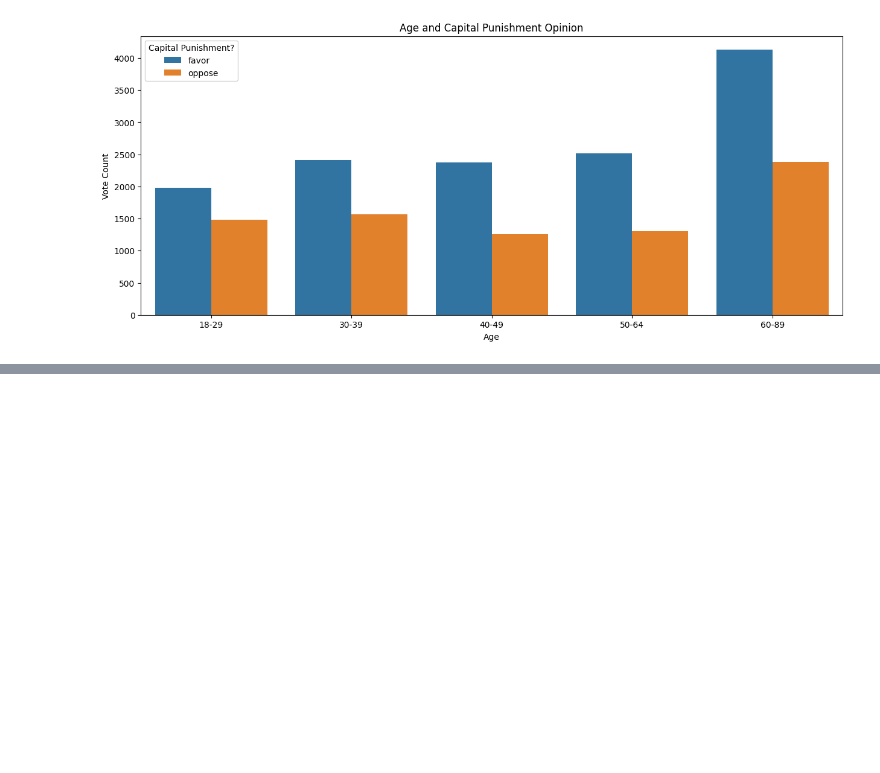
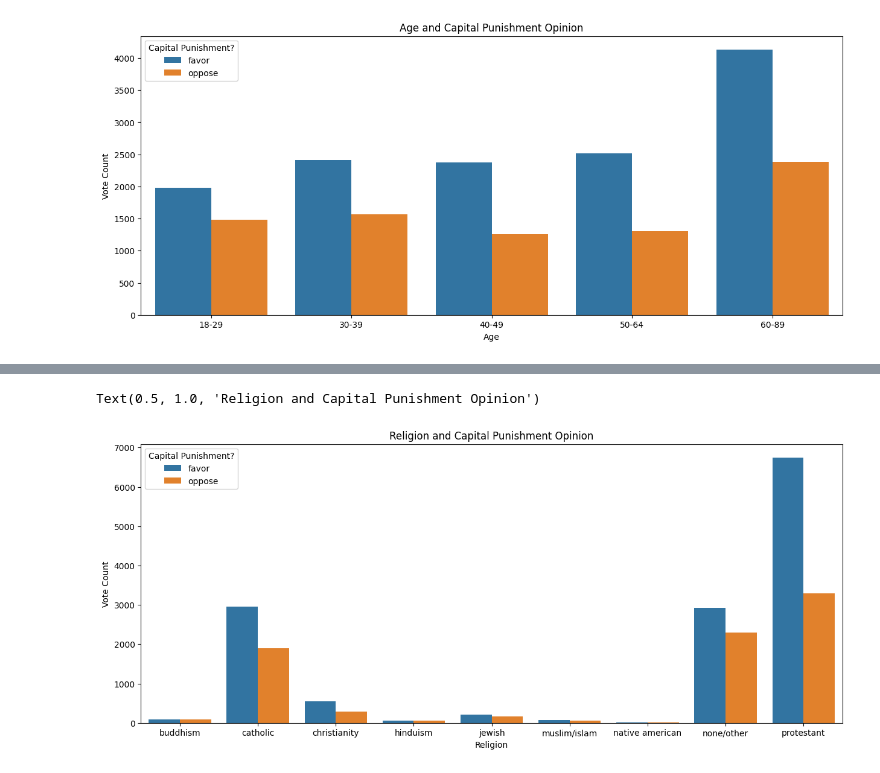
Before and after one commit to kieramurphy37/project_gss, a Jupyter notebook: RESULTS_CONCLUSIONS.ipynb, the cells around one changed output, grey strips where cells are left out. Cells and saved outputs as stored; diff of their text form; code cells hidden in the pictures; blank space fills up the shorter version.

```diff
--- a/RESULTS_CONCLUSIONS.ipynb
+++ b/RESULTS_CONCLUSIONS.ipynb
@@ -50,0 +111,16 @@ Text(0.5, 1.0, 'Age and Capital Punishment Opinion')
+# %%
+data_from_groupby = {'religion': ['buddhism', 'buddhism' , 'catholic', 'catholic', 'christianity', 'christianity', 'hinduism' ,'hinduism',
+                                  'jewish', 'jewish', 'muslim/islam', 'muslim/islam', 'native american', 'native american' , 'none/other' , 'none/other', 'protestant' , 'protestant'],
+    'Capital Punishment?': ['favor', 'oppose', 'favor', 'oppose', 'favor', 'oppose', 'favor', 'oppose', 'favor', 'oppose', 'favor', 'oppose', 'favor', 'oppose', 'favor', 'oppose', 'favor', 'oppose',],
+    'count': [94, 88, 2956, 1893, 541, 292, 55, 53, 203, 157, 69, 57, 13, 9, 2930, 2294, 6749, 3286]
+}
+df = pd.DataFrame(data_from_groupby)
+
+plt.figure(figsize=(15, 6))
+sns.barplot(x='religion', y='count', hue='Capital Punishment?', data=df)
+plt.xlabel('Religion')
+plt.ylabel('Vote Count')
+plt.title('Religion and Capital Punishment Opinion')
+# %% [output]
+Text(0.5, 1.0, 'Religion and Capital Punishment Opinion')
+[figure, added]
```
Also changed, not shown: parts of 7 cells of this notebook.
